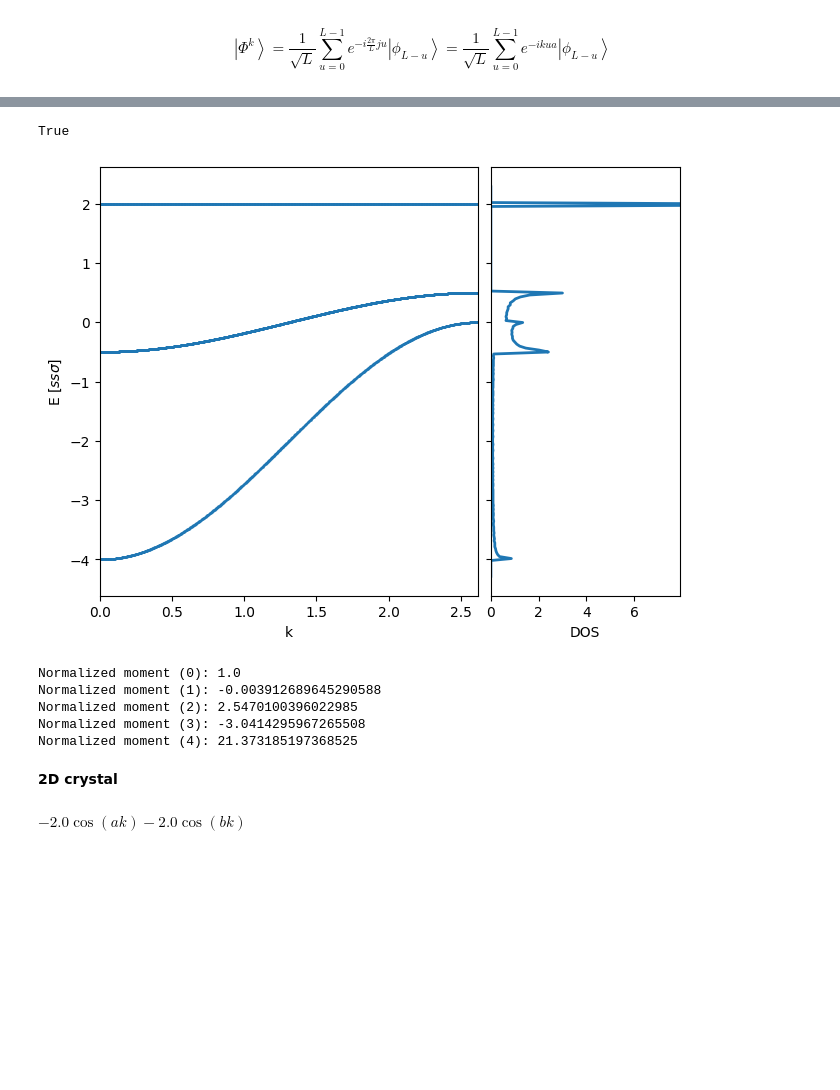
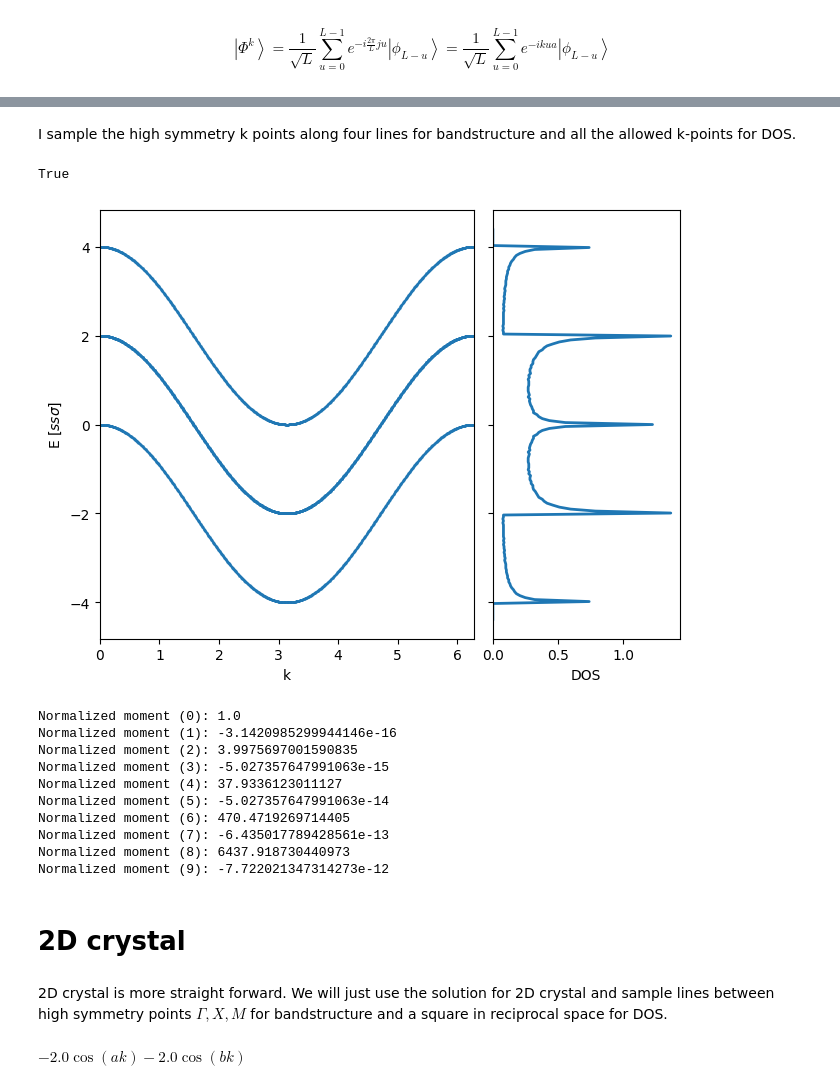
Before and after one commit to chiang-yuan/cyclone, a Jupyter notebook: qm/basics/dos.ipynb, the cells around one changed output, grey strips where cells are left out. Drawn from its saved outputs; the diff is of its cells as text; code cells hidden in the pictures; blank space fills up the shorter version.

```diff
--- a/qm/basics/dos.ipynb
+++ b/qm/basics/dos.ipynb
@@ -94,27 +31,7 @@ n = 2.00
 nc = 6.5
 rc = 2.18
 ro = 1.536
-ao = 1.2
+ao = 1.0
 betar = (ro / r) ** n * exp(n * (-((r / rc) ** nc) + (ro / rc) ** nc))
 
 betar = betar.subs(r, ao)
-
-Hk_wire = Hk_wire.subs(
-    [
-        (Es, 0),
-        # (Ep, 3.71),
-        (sss, -5.00 * betar),
-        # (sps, 4.70 * betar),
-        # (pps, 5.50 * betar),
-        # (ppp, -1.55 * betar),
-    ]
-)
-
-Hk_wire = Hk_wire.subs(
-    [
-        # (r, ao),
-        (a, ao)
-    ]
-) / abs(sss.subs(sss, -5.00 * betar))
-
-Hk_wire
@@ -123 +44,15 @@ $\displaystyle \left[\begin{matrix}- 2.0 \cos{\left(1.2 k \right)} - 2.0 & 0 & 0
+# %%
+k = symbols("k")
+a, b = symbols("a, b")
+
+Hk_wire = Es + 2*sss*(cos(k*a) + cos(k*b))
+
+Hk_wire = Hk_wire.subs(
+    [
+        (Es, 0),
+        (sss, -4 * betar),
+    ]
+) / abs(sss.subs(sss, -4 * betar))
+# %% [markdown]
+I sample the high symmetry k points along four lines for bandstructure and all the allowed k-points for DOS.
 # %%
@@ -174,8 +132,6 @@ np.isclose(np.trapz(dos, bin_centers), 2)
 # %% [output]
 True
 # %%
-
-
 with plt.style.context('default'):
 
     LINE_WIDTH = 2
@@ -186,43 +142,51 @@ with plt.style.context('default'):
                                  sharey=True,
                                  width_ratios=[1, 0.5],
                                  constrained_layout=True)
 
     i = 'a'
 
     ax[i].scatter(kes[:, 0], kes[:, 1], s=0.25*LINE_WIDTH)
 
     ax[i].set(
         xlabel='k',
         xlim=(kes[:, 0].min(), kes[:, 0].max()),
         ylabel='E [$ss\\sigma$]'
     )
 
     i = 'b'
 
     ax[i].plot(dos, bin_centers, lw=LINE_WIDTH)
 
     xlo, xhi = ax[i].get_xlim()
     ax[i].set(
         xlabel='DOS',
-        xlim=(0, 0.5*xhi),
+        xlim=(0, xhi),
     )
 
     plt.show()
 
-for n in range(5):
+for n in range(10):
     print(f"Normalized moment ({n}):", (dos * bin_centers**n).sum() / dos.sum())
 
+KES_wire = KES
 dos_wire = dos
 bin_wire = bin_centers
 # %% [output]
-[figure, old version]
+[figure, new version]
 Normalized moment (0): 1.0
-Normalized moment (1): -0.003912689645290588
-Normalized moment (2): 2.5470100396022985
-Normalized moment (3): -3.0414295967265508
-Normalized moment (4): 21.373185197368525
+Normalized moment (1): -3.1420985299944146e-16
+Normalized moment (2): 3.9975697001590835
+Normalized moment (3): -5.027357647991063e-15
+Normalized moment (4): 37.9336123011127
+Normalized moment (5): -5.027357647991063e-14
+Normalized moment (6): 470.4719269714405
+Normalized moment (7): -6.435017789428561e-13
+Normalized moment (8): 6437.918730440973
+Normalized moment (9): -7.722021347314273e-12
 # %% [markdown]
-**2D crystal**
+# **2D crystal**
+# %% [markdown]
+2D crystal is more straight forward. We will just use the solution for 2D crystal and sample lines between high symmetry points $\Gamma, X, M$ for bandstructure and a square in reciprocal space for DOS.
 # %%
 
 k = symbols("k")
```
Also changed, not shown: parts of 21 cells of this notebook, 3 other files.
